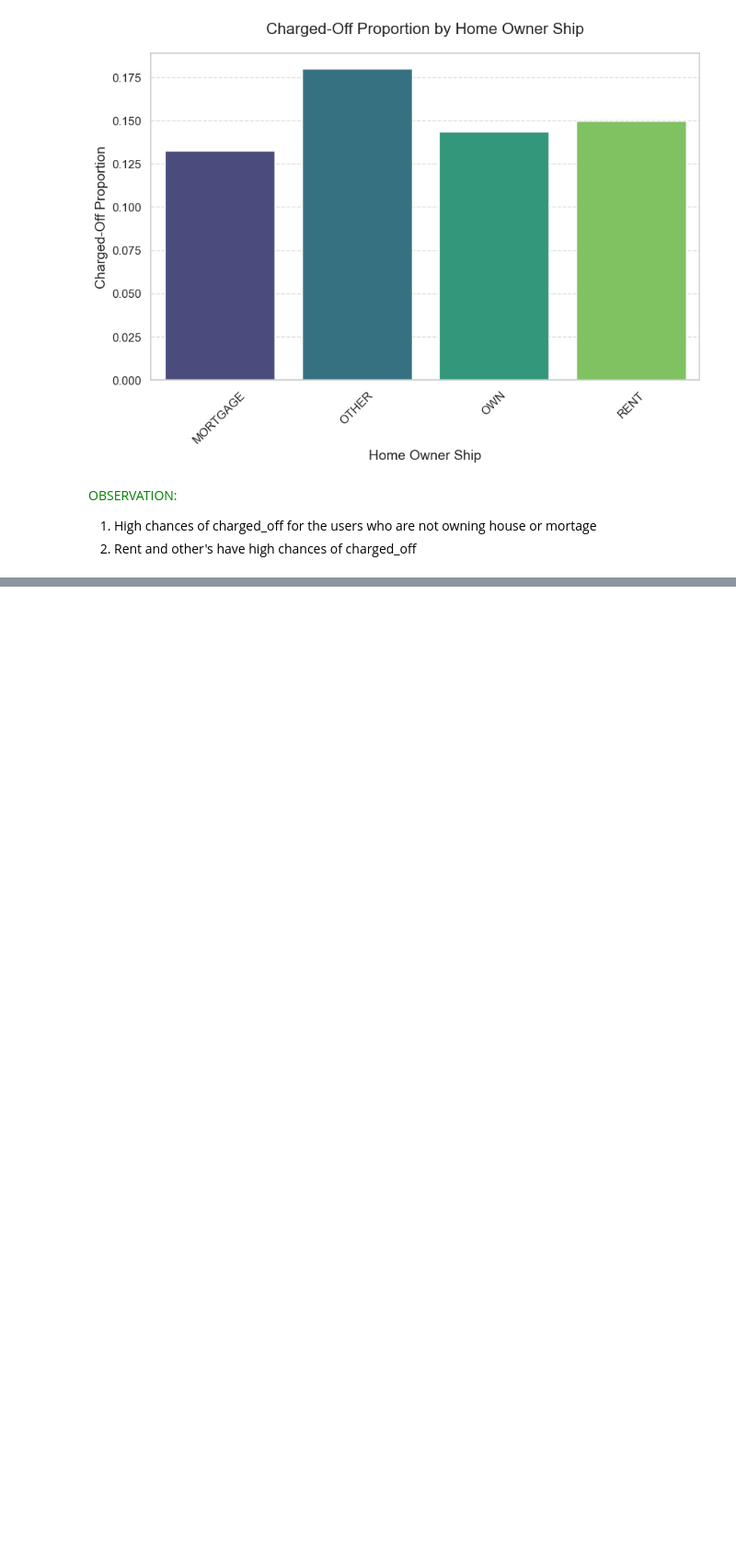
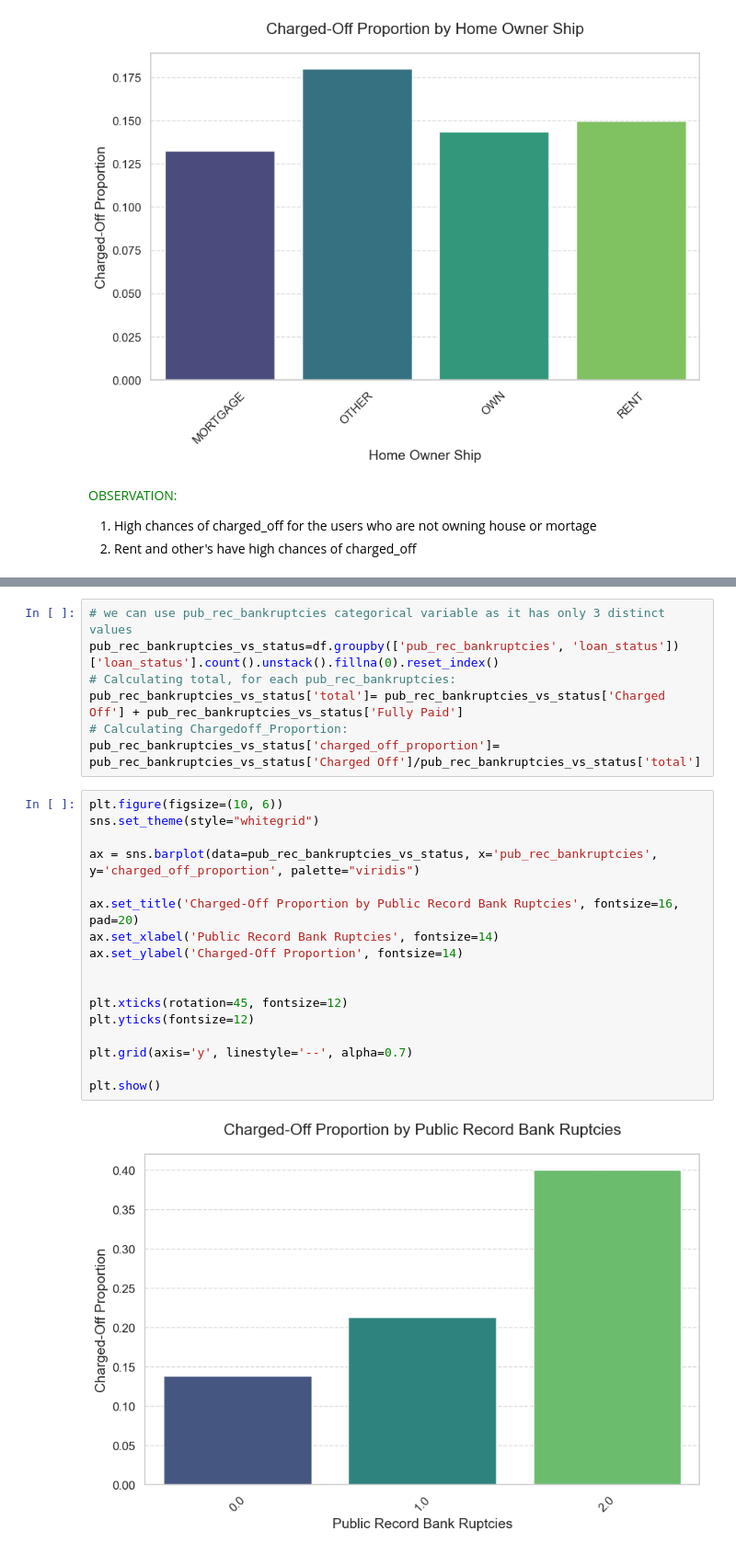
Before and after one commit to sunilkumarrudragada/LendingClubCaseStudy, a Jupyter notebook: sunil_kumar.ipynb, the cells around one changed output, grey strips where cells are left out. Shown at 92% size. Saved outputs shown, nothing was run; the diff lists cells and outputs as text; blank space fills up the shorter version.

```diff
--- a/sunil_kumar.ipynb
+++ b/sunil_kumar.ipynb
@@ -1050,0 +1129,26 @@ plt.show()
+# %%
+# we can use pub_rec_bankruptcies categorical variable as it has only 3 distinct values
+pub_rec_bankruptcies_vs_status=df.groupby(['pub_rec_bankruptcies', 'loan_status'])['loan_status'].count().unstack().fillna(0).reset_index()
+# Calculating total, for each pub_rec_bankruptcies:
+pub_rec_bankruptcies_vs_status['total']= pub_rec_bankruptcies_vs_status['Charged Off'] + pub_rec_bankruptcies_vs_status['Fully Paid']
+# Calculating Chargedoff_Proportion:
+pub_rec_bankruptcies_vs_status['charged_off_proportion']= pub_rec_bankruptcies_vs_status['Charged Off']/pub_rec_bankruptcies_vs_status['total']
+# %%
+plt.figure(figsize=(10, 6))
+sns.set_theme(style="whitegrid")
+
+ax = sns.barplot(data=pub_rec_bankruptcies_vs_status, x='pub_rec_bankruptcies', y='charged_off_proportion', palette="viridis")
+
+ax.set_title('Charged-Off Proportion by Public Record Bank Ruptcies', fontsize=16, pad=20)
+ax.set_xlabel('Public Record Bank Ruptcies', fontsize=14)
+ax.set_ylabel('Charged-Off Proportion', fontsize=14)
+
+
+plt.xticks(rotation=45, fontsize=12)
+plt.yticks(fontsize=12)
+
+plt.grid(axis='y', linestyle='--', alpha=0.7)
+
+plt.show()
+# %% [output]
+[figure, added]
```
Also changed, not shown: parts of 30 cells of this notebook.
